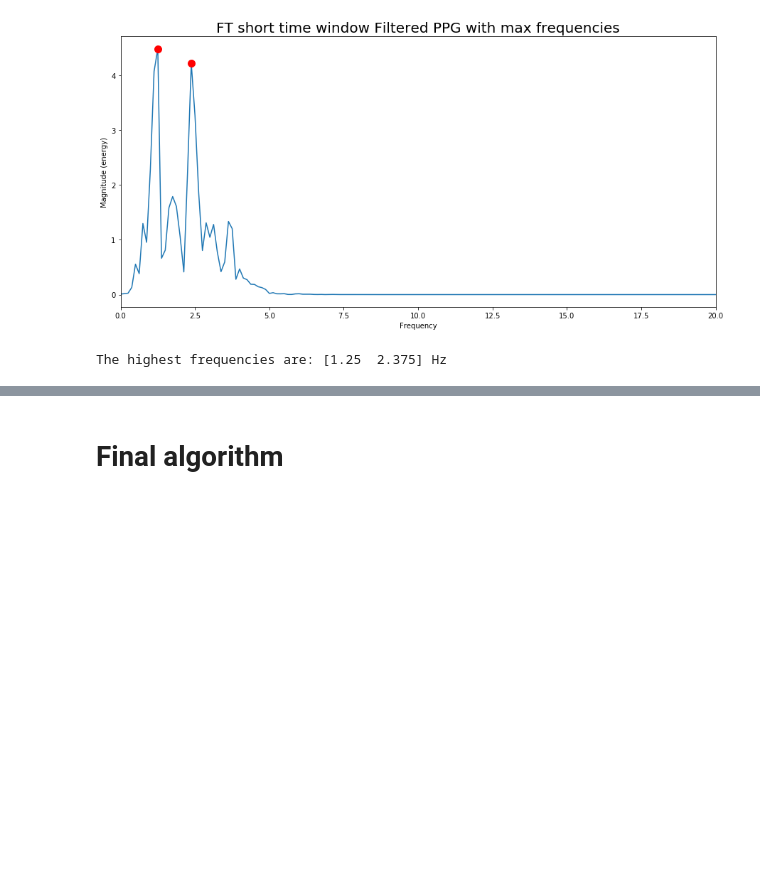
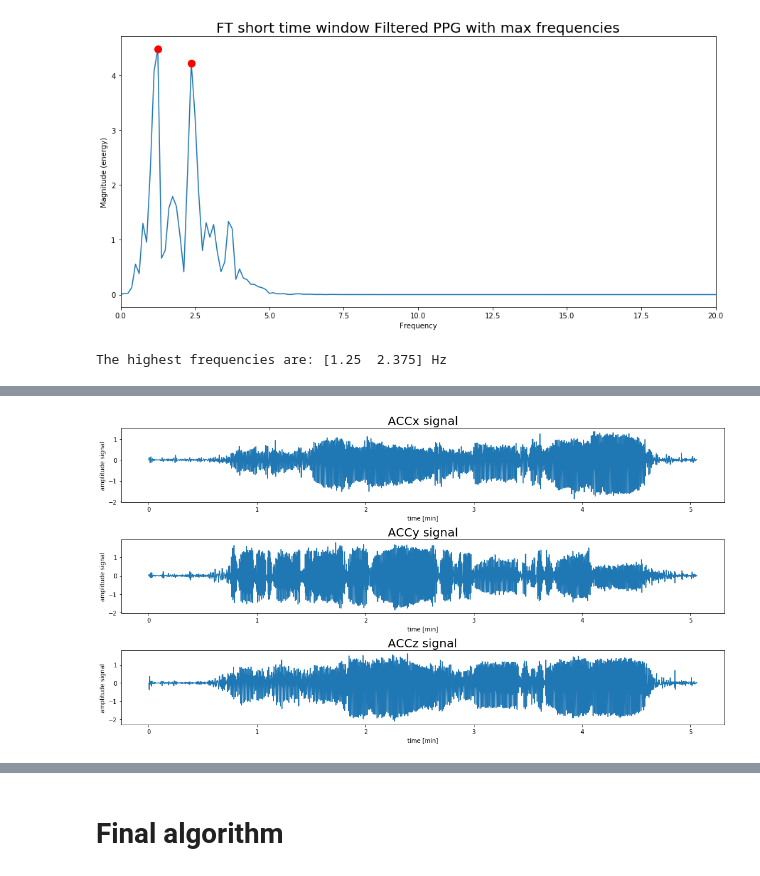
Before and after one commit to CheloGE/Wearable-data-project, a Jupyter notebook: part_1/pulse_rate_starter.ipynb, the cells around one changed output, grey strips where cells are left out. Drawn from its saved outputs; the diff is of its cells as text; code cells hidden in the pictures; blank space fills up the shorter version.

```diff
--- a/part_1/pulse_rate_starter.ipynb
+++ b/part_1/pulse_rate_starter.ipynb
@@ -275,0 +442,28 @@ The highest frequencies are: [1.25  2.375] Hz
+# %%
+accx = signals_set[1]
+accy = signals_set[2]
+accz = signals_set[3]
+## Filtered signals
+filtered_accx = BandpassFilter(accx, pass_band=(0.667,4), fs=fs)
+filtered_accy = BandpassFilter(accy, pass_band=(0.667,4), fs=fs)
+filtered_accz = BandpassFilter(accz, pass_band=(0.667,4), fs=fs)
+# %%
+fig=plt.figure(figsize=(15,8))
+plt.subplot(311)
+plt.plot(time, filtered_accx)
+plt.xlabel('time [min]')
+plt.ylabel('amplitude signal')
+plt.title('ACCx signal', fontsize=20);
+plt.subplot(312)
+plt.plot(time, filtered_accy)
+plt.xlabel('time [min]')
+plt.ylabel('amplitude signal')
+plt.title('ACCy signal', fontsize=20);
+plt.subplot(313)
+plt.plot(time, filtered_accz)
+plt.xlabel('time [min]')
+plt.ylabel('amplitude signal')
+plt.title('ACCz signal', fontsize=20);
+fig.tight_layout()
+# %% [output]
+[figure, added]
```
Also changed, not shown: parts of 26 cells of this notebook.
